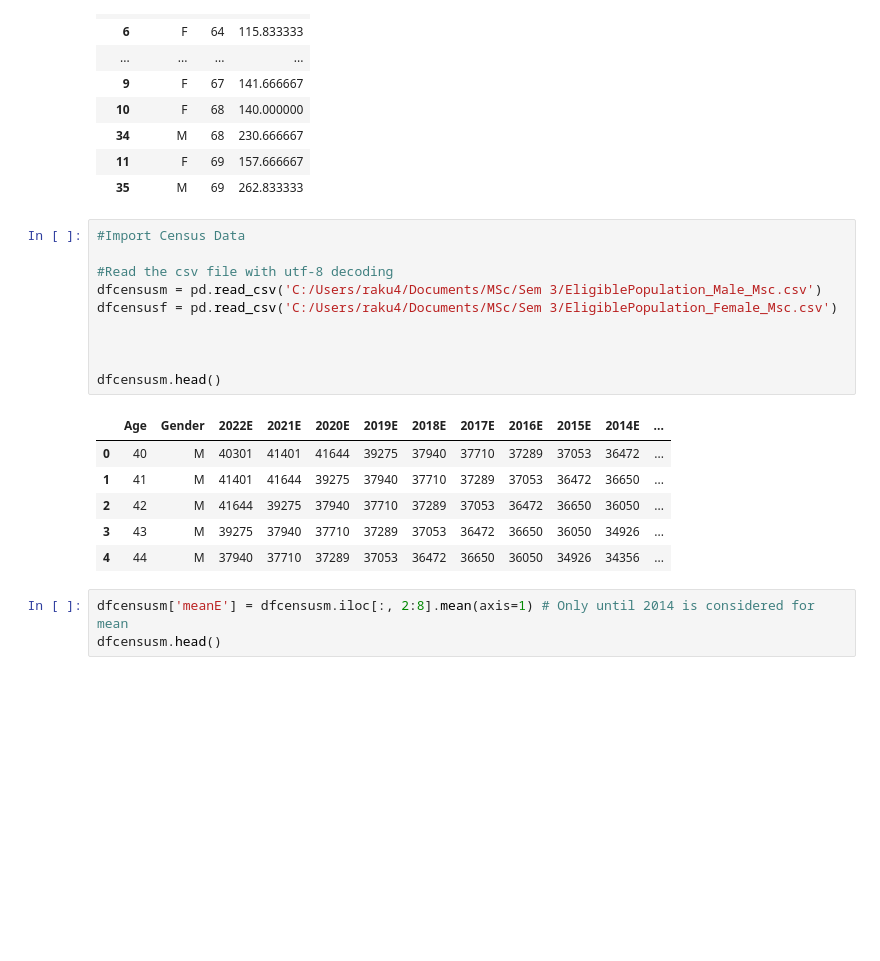
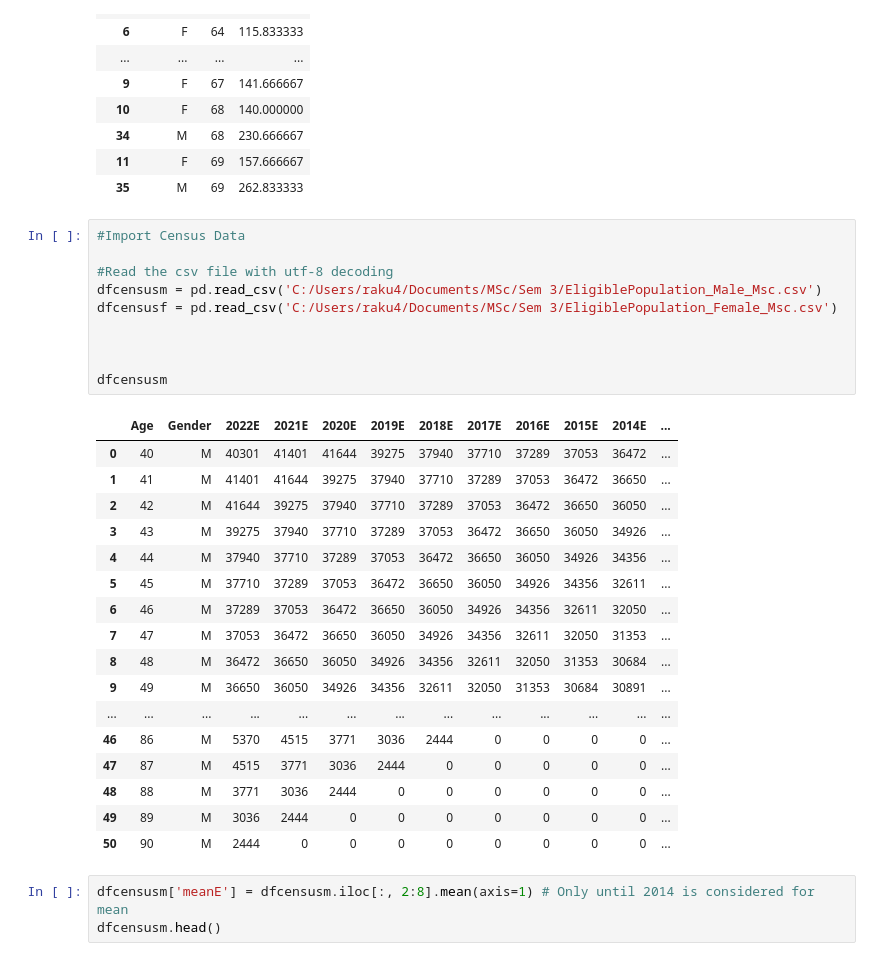
Before and after one commit to raku43/MScDACapstone, a Jupyter notebook: MScDA_Capstone.ipynb, the cells around one changed output. Saved outputs shown, nothing was run; the diff lists cells and outputs as text; blank space fills up the shorter version.

```diff
--- a/MScDA_Capstone.ipynb
+++ b/MScDA_Capstone.ipynb
@@ -630,20 +625,31 @@ dfcolmean
 # %%
 #Import Census Data
 
 #Read the csv file with utf-8 decoding
 dfcensusm = pd.read_csv('C:/Users/raku4/Documents/MSc/Sem 3/EligiblePopulation_Male_Msc.csv')
 dfcensusf = pd.read_csv('C:/Users/raku4/Documents/MSc/Sem 3/EligiblePopulation_Female_Msc.csv')
 
 
 
-dfcensusm.head()
+dfcensusm
 # %% [output]
 |  | Age | Gender | 2022E | 2021E | 2020E | 2019E | 2018E | 2017E | 2016E | 2015E | 2014E | ... |
 | 0 | 40 | M | 40301 | 41401 | 41644 | 39275 | 37940 | 37710 | 37289 | 37053 | 36472 | ... |
 | 1 | 41 | M | 41401 | 41644 | 39275 | 37940 | 37710 | 37289 | 37053 | 36472 | 36650 | ... |
 | 2 | 42 | M | 41644 | 39275 | 37940 | 37710 | 37289 | 37053 | 36472 | 36650 | 36050 | ... |
 | 3 | 43 | M | 39275 | 37940 | 37710 | 37289 | 37053 | 36472 | 36650 | 36050 | 34926 | ... |
 | 4 | 44 | M | 37940 | 37710 | 37289 | 37053 | 36472 | 36650 | 36050 | 34926 | 34356 | ... |
+| 5 | 45 | M | 37710 | 37289 | 37053 | 36472 | 36650 | 36050 | 34926 | 34356 | 32611 | ... |
+| 6 | 46 | M | 37289 | 37053 | 36472 | 36650 | 36050 | 34926 | 34356 | 32611 | 32050 | ... |
+| 7 | 47 | M | 37053 | 36472 | 36650 | 36050 | 34926 | 34356 | 32611 | 32050 | 31353 | ... |
+| 8 | 48 | M | 36472 | 36650 | 36050 | 34926 | 34356 | 32611 | 32050 | 31353 | 30684 | ... |
+| 9 | 49 | M | 36650 | 36050 | 34926 | 34356 | 32611 | 32050 | 31353 | 30684 | 30891 | ... |
+| ... | ... | ... | ... | ... | ... | ... | ... | ... | ... | ... | ... | ... |
+| 46 | 86 | M | 5370 | 4515 | 3771 | 3036 | 2444 | 0 | 0 | 0 | 0 | ... |
+| 47 | 87 | M | 4515 | 3771 | 3036 | 2444 | 0 | 0 | 0 | 0 | 0 | ... |
+| 48 | 88 | M | 3771 | 3036 | 2444 | 0 | 0 | 0 | 0 | 0 | 0 | ... |
+| 49 | 89 | M | 3036 | 2444 | 0 | 0 | 0 | 0 | 0 | 0 | 0 | ... |
+| 50 | 90 | M | 2444 | 0 | 0 | 0 | 0 | 0 | 0 | 0 | 0 | ... |
 # %%
 dfcensusm['meanE'] = dfcensusm.iloc[:, 2:8].mean(axis=1) # Only until 2014 is considered for mean
 dfcensusm.head()
```
Also changed, not shown: parts of 87 cells of this notebook.
